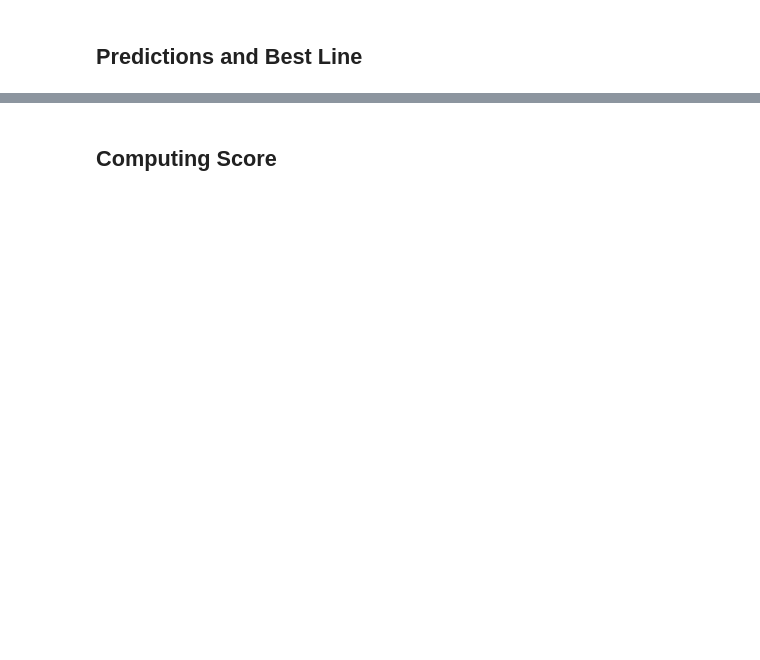
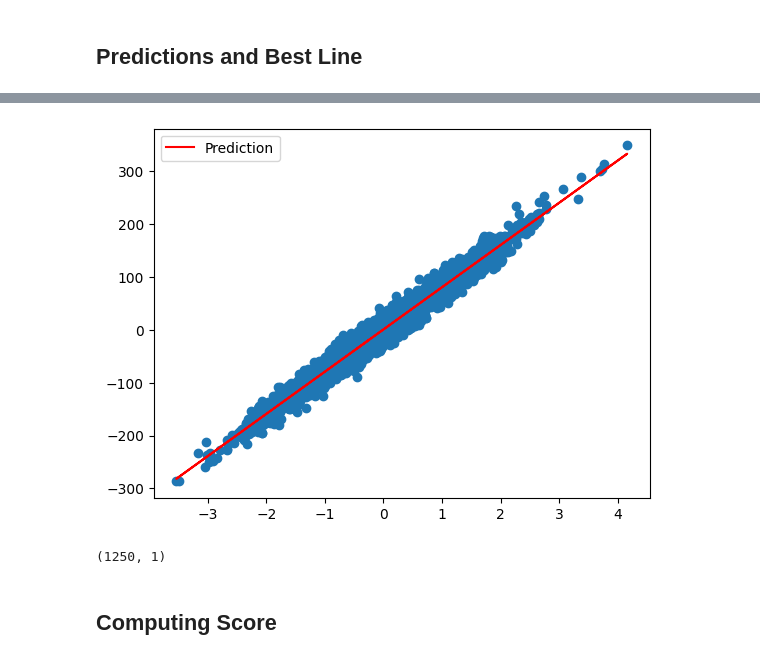
Before and after one commit to anmol201212/Machine_Learning_in_Python, a Jupyter notebook: Projects/Hardwork PaysOff/code.ipynb, the cells around one changed output, grey strips where cells are left out. Cells and saved outputs as stored; diff of their text form; code cells hidden in the pictures; blank space fills up the shorter version.

```diff
--- a/Projects/Hardwork PaysOff/code.ipynb
+++ b/Projects/Hardwork PaysOff/code.ipynb
@@ -30,2 +100,5 @@ Using Iterative Method
 # %% [markdown]
 ## Predictions and Best Line
+# %%
+y_ = hypothesis(x,theta)
+print(y_)
@@ -31,0 +113,14 @@ Using Iterative Method
+# %%
+plt.scatter(x,y)
+plt.plot(x,y_,label="Prediction",color="red")
+plt.legend()
+plt.show()
+# %% [output]
+[figure, added]
+# %%
+X_test = pd.read_csv('./Data/Linear_X_Test.csv').values
+y_test = hypothesis(X_test,theta)
+
+y_test.shape
+# %% [output]
+(1250, 1)
```
Also changed, not shown: parts of 20 cells of this notebook, 5 other files.
